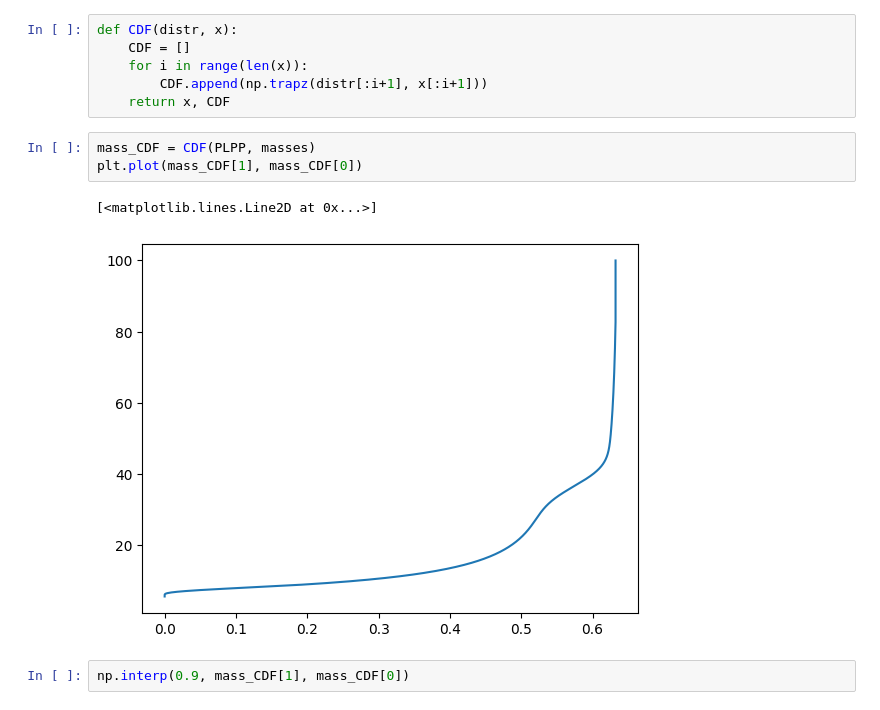
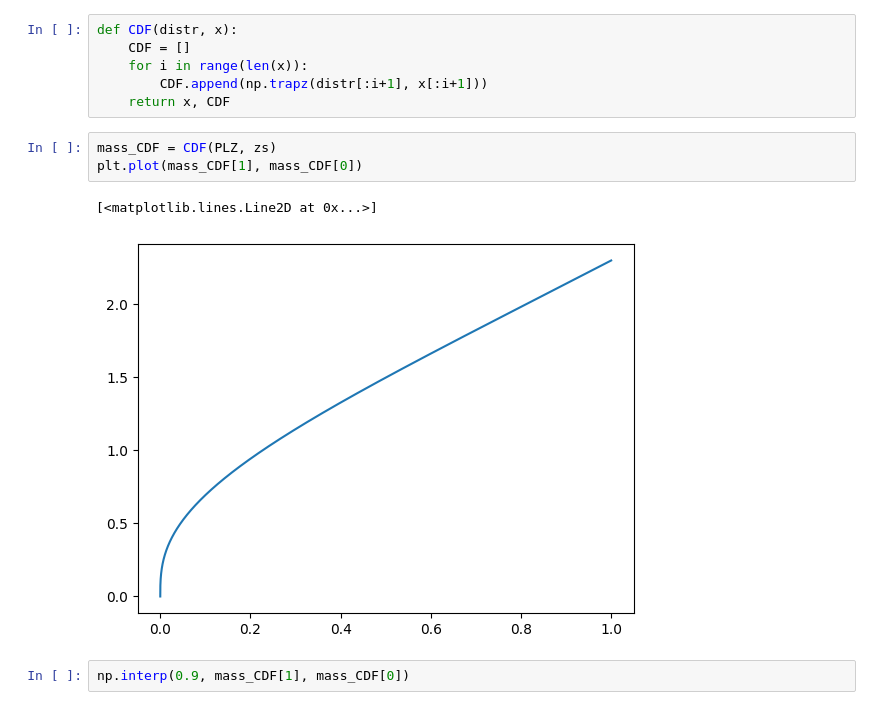
Before and after one commit to eMillar2718/GW_ChirpSim, a Jupyter notebook: Notebook Prototyping/Sampling_populations.ipynb, the cells around one changed output. Drawn from its saved outputs; the diff is of its cells as text.

```diff
--- a/Notebook Prototyping/Sampling_populations.ipynb
+++ b/Notebook Prototyping/Sampling_populations.ipynb
@@ -451,11 +451,11 @@ def CDF(distr, x):
         CDF.append(np.trapz(distr[:i+1], x[:i+1]))
     return x, CDF
 # %%
-mass_CDF = CDF(PLPP, masses)
+mass_CDF = CDF(PLZ, zs)
 plt.plot(mass_CDF[1], mass_CDF[0])
 # %% [output]
 [<matplotlib.lines.Line2D at 0x...>]
-[figure, old version]
+[figure, new version]
 # %%
 np.interp(0.9, mass_CDF[1], mass_CDF[0])
 # %% [output]
```
Also changed, not shown: parts of 1 cell of this notebook, 5 other files.
